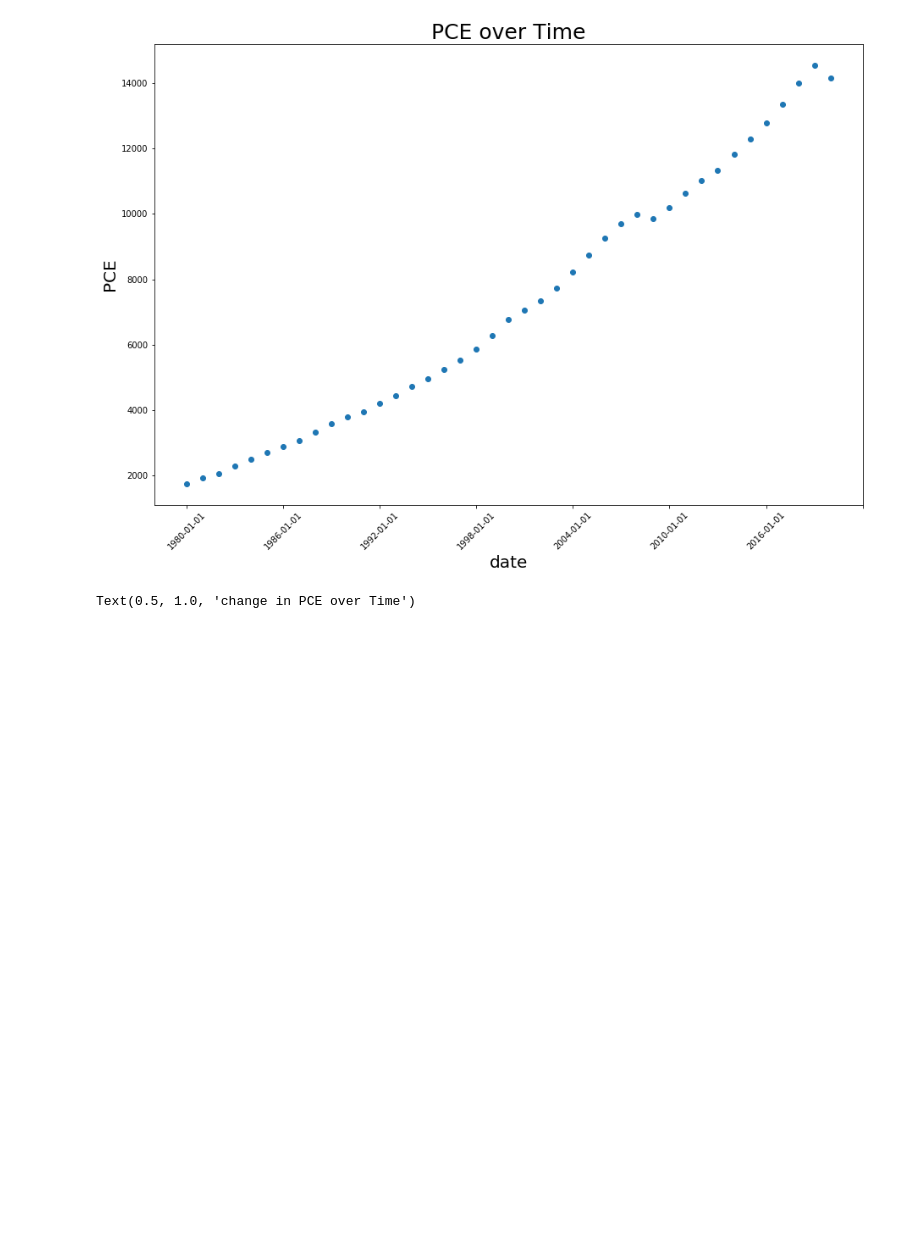
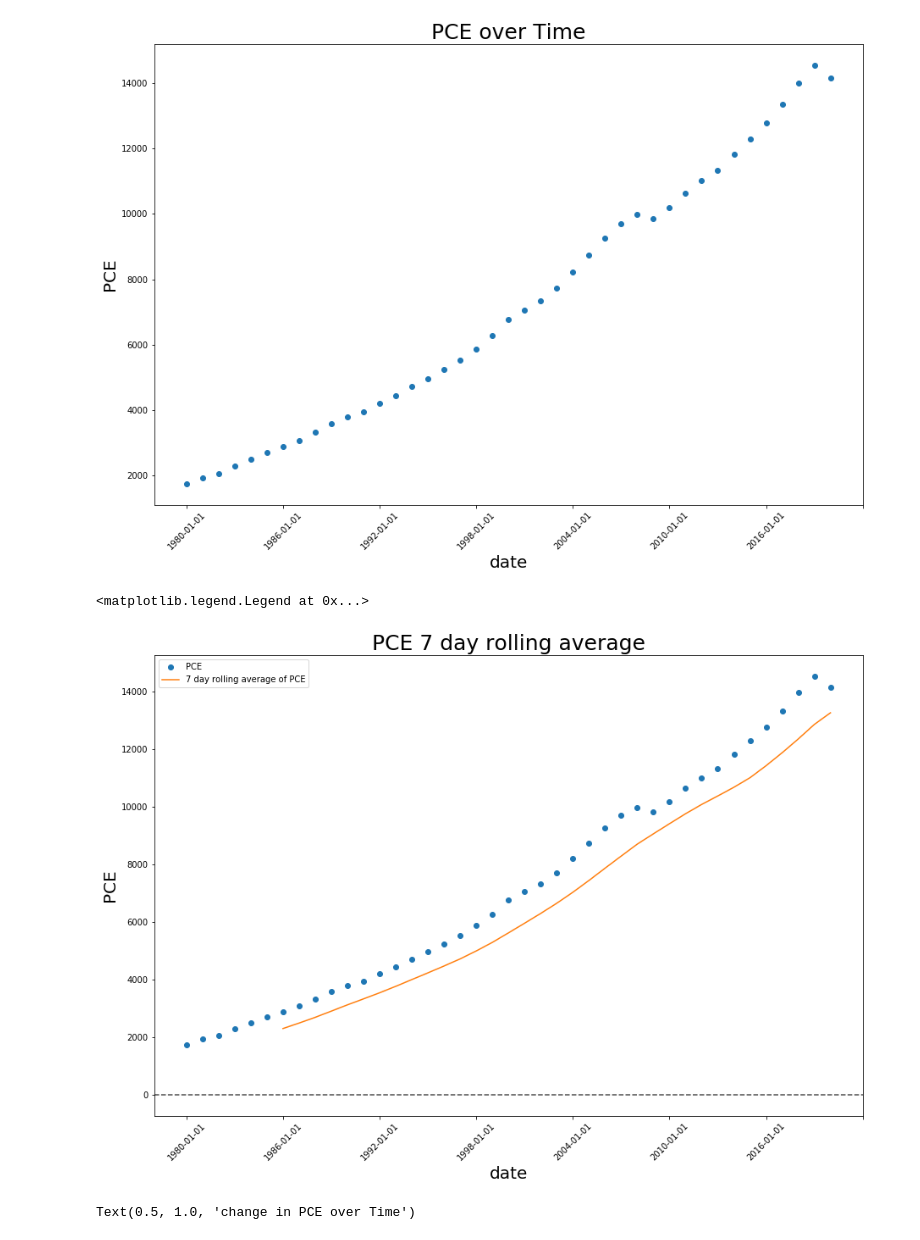
Before and after one commit to atreyarawat123/InflationVisualizations, a Jupyter notebook: code/PCEdatapracticeannual.ipynb, the cells around one changed output. Saved outputs shown, nothing was run; the diff lists cells and outputs as text; code cells hidden in the pictures; blank space fills up the shorter version.

Commit message:
cleaning up PCE notebook and adding dashed lines and legends

```diff
--- a/code/PCEdatapracticeannual.ipynb
+++ b/code/PCEdatapracticeannual.ipynb
@@ -16,6 +16,22 @@ plt.title("PCE over Time", fontsize=25)
 # %% [output]
 Text(0.5, 1.0, 'PCE over Time')
 [figure]
+# %%
+pcea['PCE_7'] = pcea['PCE'].rolling(7).mean()
+fig, ax = plt.subplots(figsize = (15, 10))
+plt.plot(pcea['DATE'], pcea['PCE'], 'o', alpha = 1.0, label = 'PCE')
+plt.plot(pcea['DATE'], pcea['PCE_7'], alpha = 1.0, label = '7 day rolling average of PCE')
+plt.axhline(y=0.0, linestyle='--', color = 'black', alpha = 0.7)
+plt.xlabel('date', fontsize=20)
+plt.xticks(rotation=45)
+plt.xticks(np.arange(0,52))
+plt.locator_params(axis='x', nbins=10)
+plt.ylabel('PCE', fontsize = 20)
+plt.title("PCE 7 day rolling average", fontsize=25)
+plt.legend()
+# %% [output]
+<matplotlib.legend.Legend at 0x...>
+[figure, added]
 # %%
 pcea['CHANGE'] = pcea['PCE']-pcea['PCE'].shift(1)
 # %%
```
